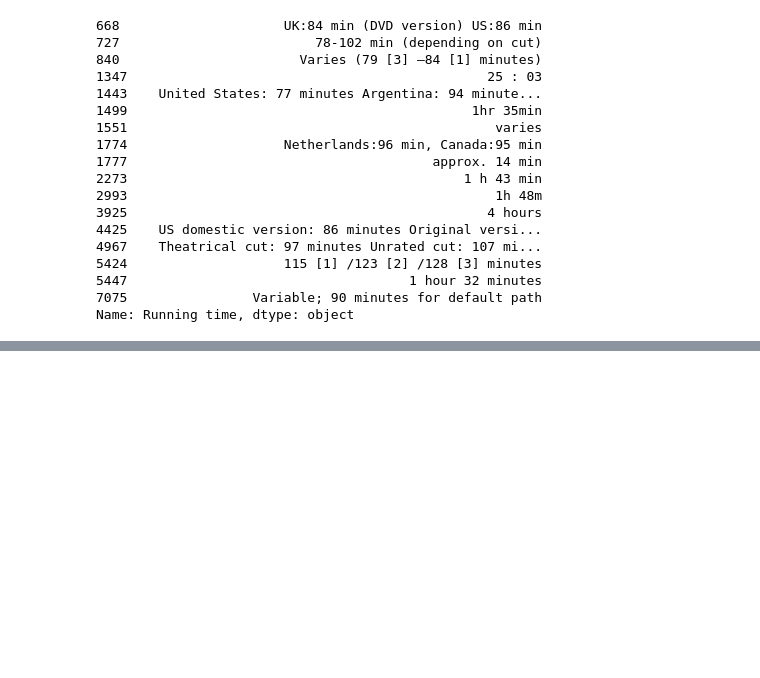
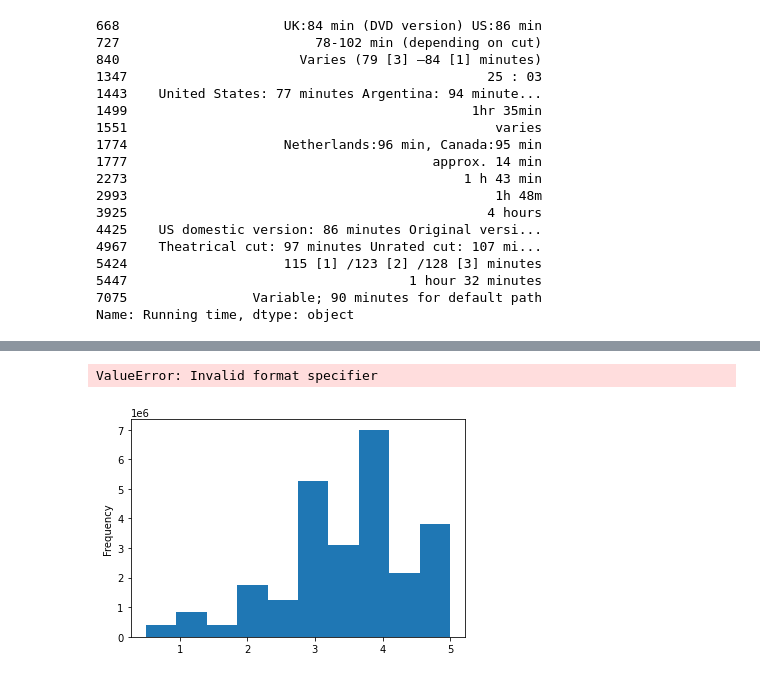
Before and after one commit to trsampson2/Movies-ETL, a Jupyter notebook: ETL-Movies.ipynb, the cells around one changed output, grey strips where cells are left out. Drawn from its saved outputs; the diff is of its cells as text; code cells hidden in the pictures; blank space fills up the shorter version.

Commit message:
updated with scatter plots and merge

```diff
--- a/ETL-Movies.ipynb
+++ b/ETL-Movies.ipynb
@@ -569,3 +562,6 @@ wiki_movies_df['running_time'] = running_time_extract.apply(lambda row: row[0]*6
 # %%
 # drop running time column
 wiki_movies_df.drop('Running time', axis=1, inplace=True)
+# %%
+kaggle_metadata = pd.read_csv('movies_metadata.csv', low_memory = False)
+ratings = pd.read_csv('ratings.csv')
@@ -575,0 +674,11 @@ NameError: name 'kaggle_metadata' is not defined
+# %%
+# conver the timestamp and assign it to the timestamp column
+ratings['timestamp'] = pd.to_datetime(ratings['timestamp'], unit = 's')
+# %%
+# Create a histogram to see how often a data point shows up in the data then describe it
+pd.options.display.float_format = '{:20, .2f}'.format
+ratings['rating'].plot(kind = 'hist')
+ratings['rating'].describe()
+# %% [output]
+ValueError: Invalid format specifier
+[figure, added]
```
Also changed, not shown: parts of 39 cells of this notebook.
